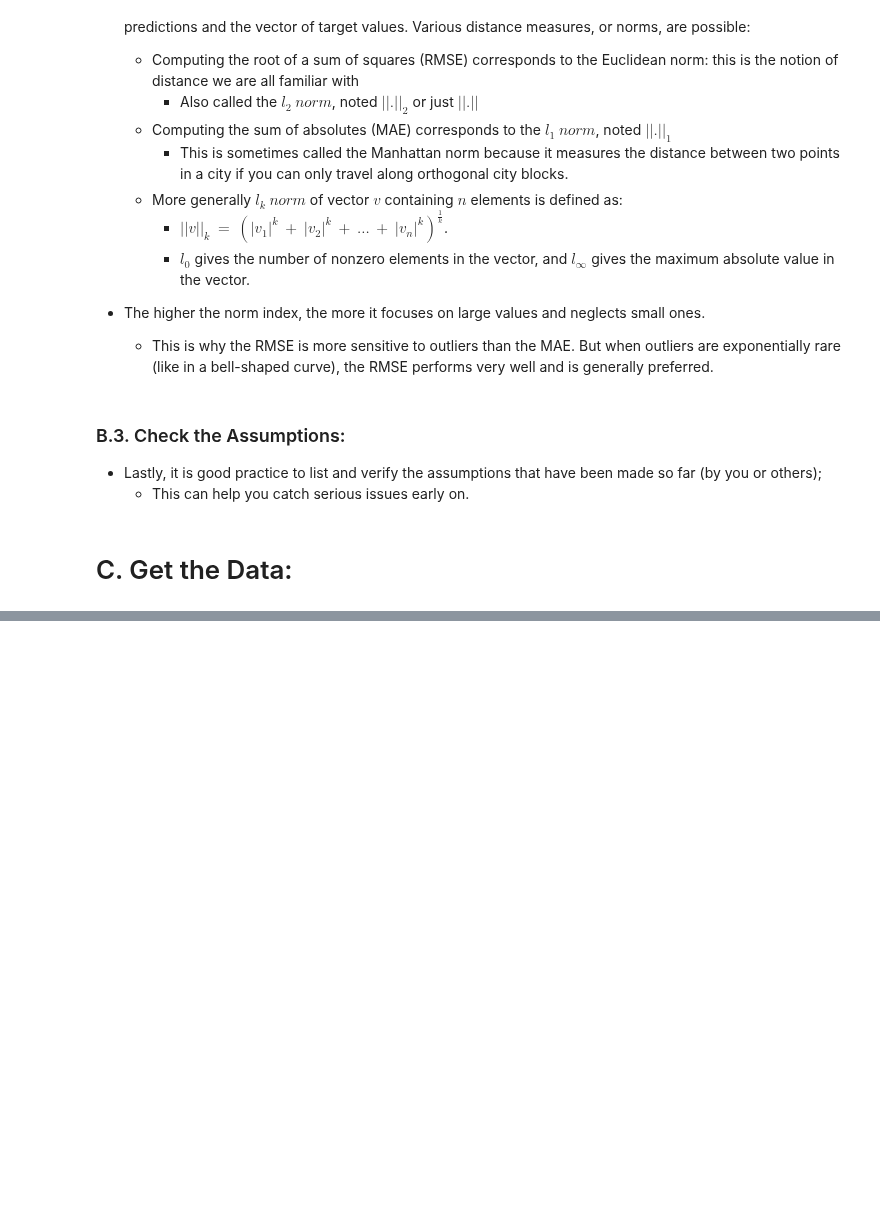
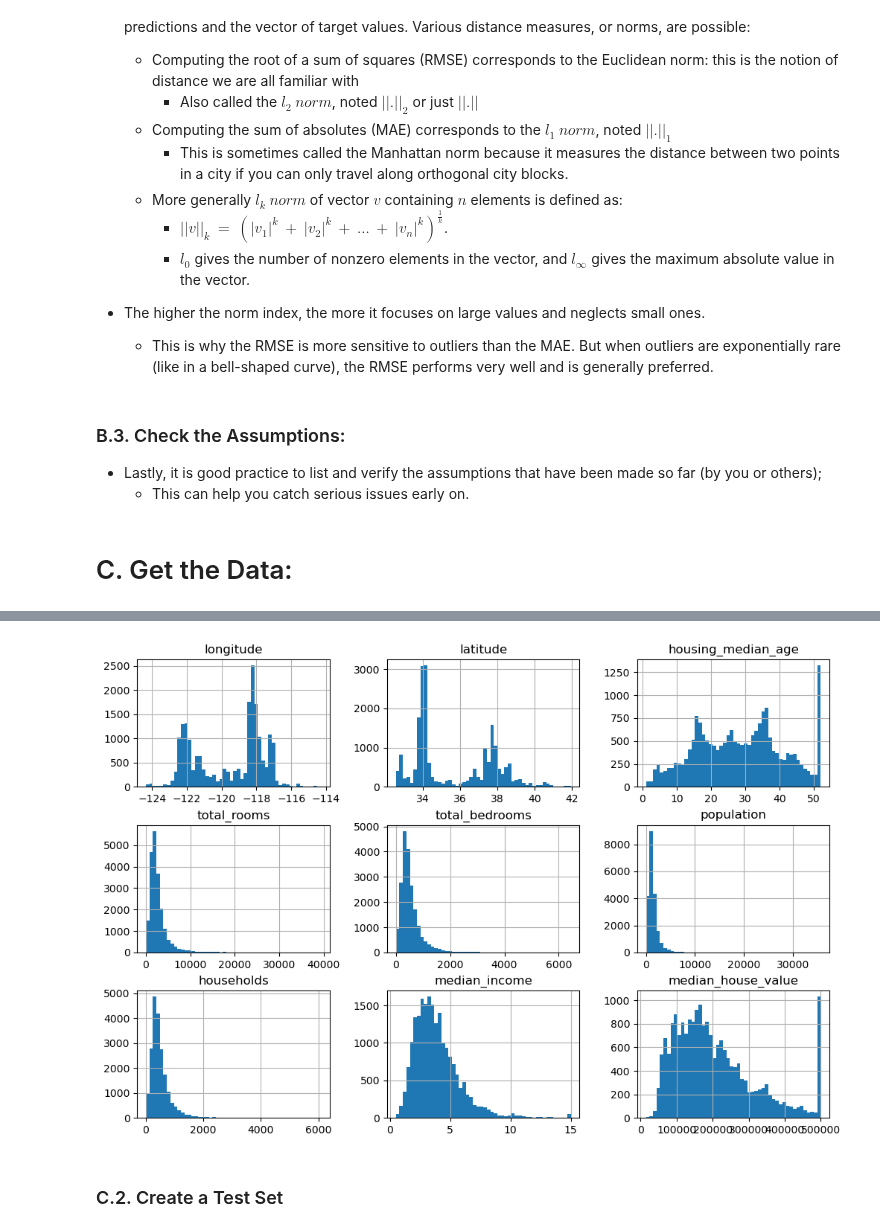
Before and after one commit to Spin8Cycle/ds-proj-remote, a Jupyter notebook: HOML__sklearn_keras_tf/2. E2E ML Project.ipynb, the cells around one changed output, grey strips where cells are left out. Saved outputs shown, nothing was run; the diff lists cells and outputs as text; code cells hidden in the pictures; blank space fills up the shorter version.

```diff
--- a/HOML__sklearn_keras_tf/2. E2E ML Project.ipynb
+++ b/HOML__sklearn_keras_tf/2. E2E ML Project.ipynb
@@ -89,0 +94,4 @@
+# %%
+url_housing = 'https://raw.githubusercontent.com/Spin8Cycle/data/main/data_samples/housing/housing.csv'
+housing = pd.read_csv(url_housing)
+housing.head()
@@ -89,0 +146,10 @@
+# %%
+%matplotlib inline
+import matplotlib.pyplot as plt
+
+housing.hist(bins=50, figsize=(12, 8))
+plt.show()
+# %% [output]
+[figure, added]
+# %% [markdown]
+### C.2. Create a Test Set
```
Also changed, not shown: parts of 6 cells of this notebook.
